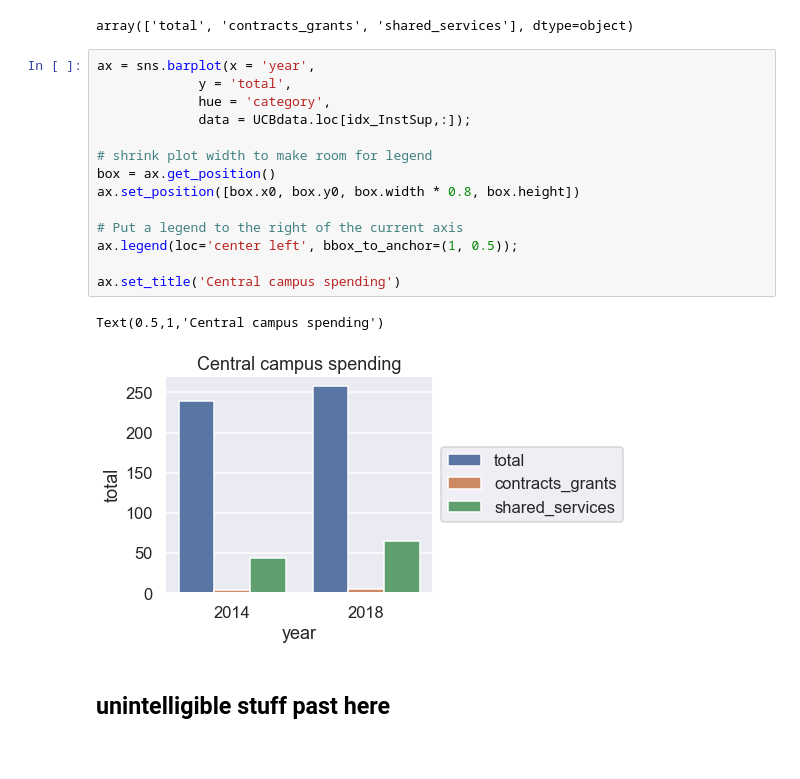
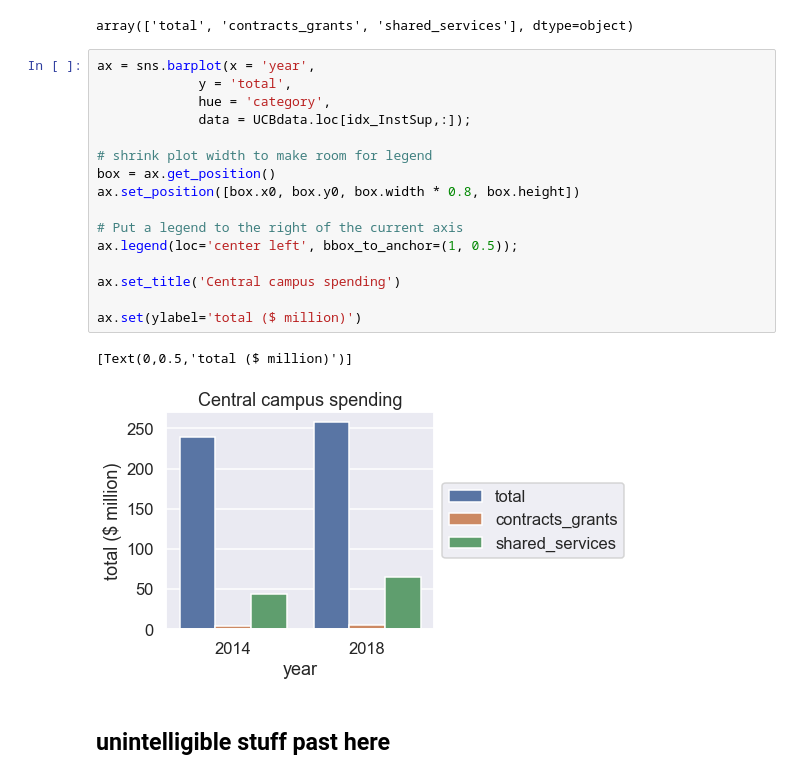
Before and after one commit to duncancallaway/UCOPFinancials, a Jupyter notebook: analysis.ipynb, the cells around one changed output. Drawn from its saved outputs; the diff is of its cells as text.

```diff
--- a/analysis.ipynb
+++ b/analysis.ipynb
@@ -182,20 +182,22 @@ array(['total', 'contracts_grants', 'shared_services'], dtype=object)
 # %%
 ax = sns.barplot(x = 'year',
              y = 'total',
              hue = 'category',
              data = UCBdata.loc[idx_InstSup,:]);
 
 # shrink plot width to make room for legend
 box = ax.get_position()
 ax.set_position([box.x0, box.y0, box.width * 0.8, box.height])
 
 # Put a legend to the right of the current axis
 ax.legend(loc='center left', bbox_to_anchor=(1, 0.5));
 
 ax.set_title('Central campus spending')
+
+ax.set(ylabel='total ($ million)')
 # %% [output]
-Text(0.5,1,'Central campus spending')
+[Text(0,0.5,'total ($ million)')]
-[figure, old version]
+[figure, new version]
 # %% [markdown]
 ## unintelligible stuff past here
 # %% [markdown]
```
Also changed, not shown: 2 other files.
